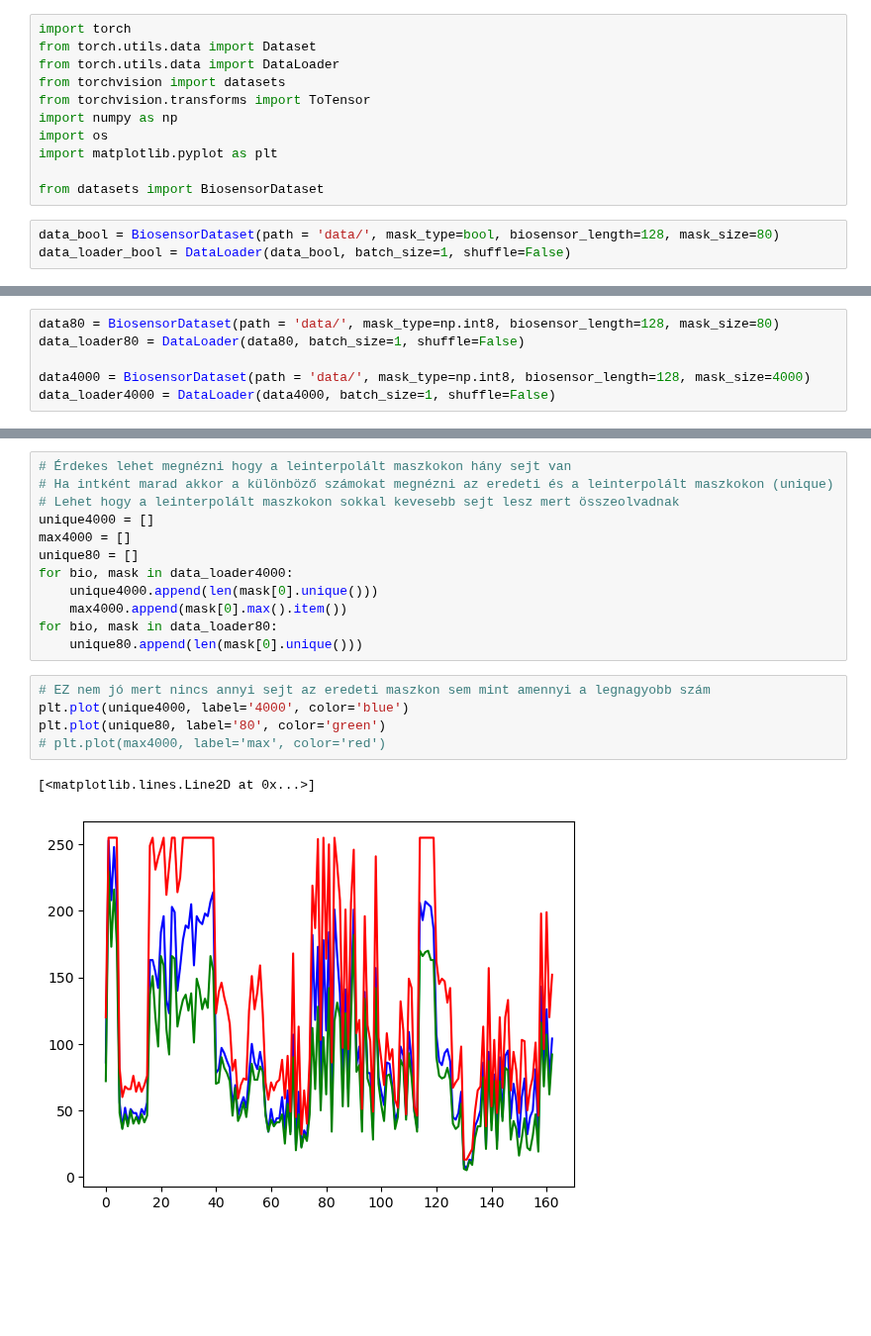
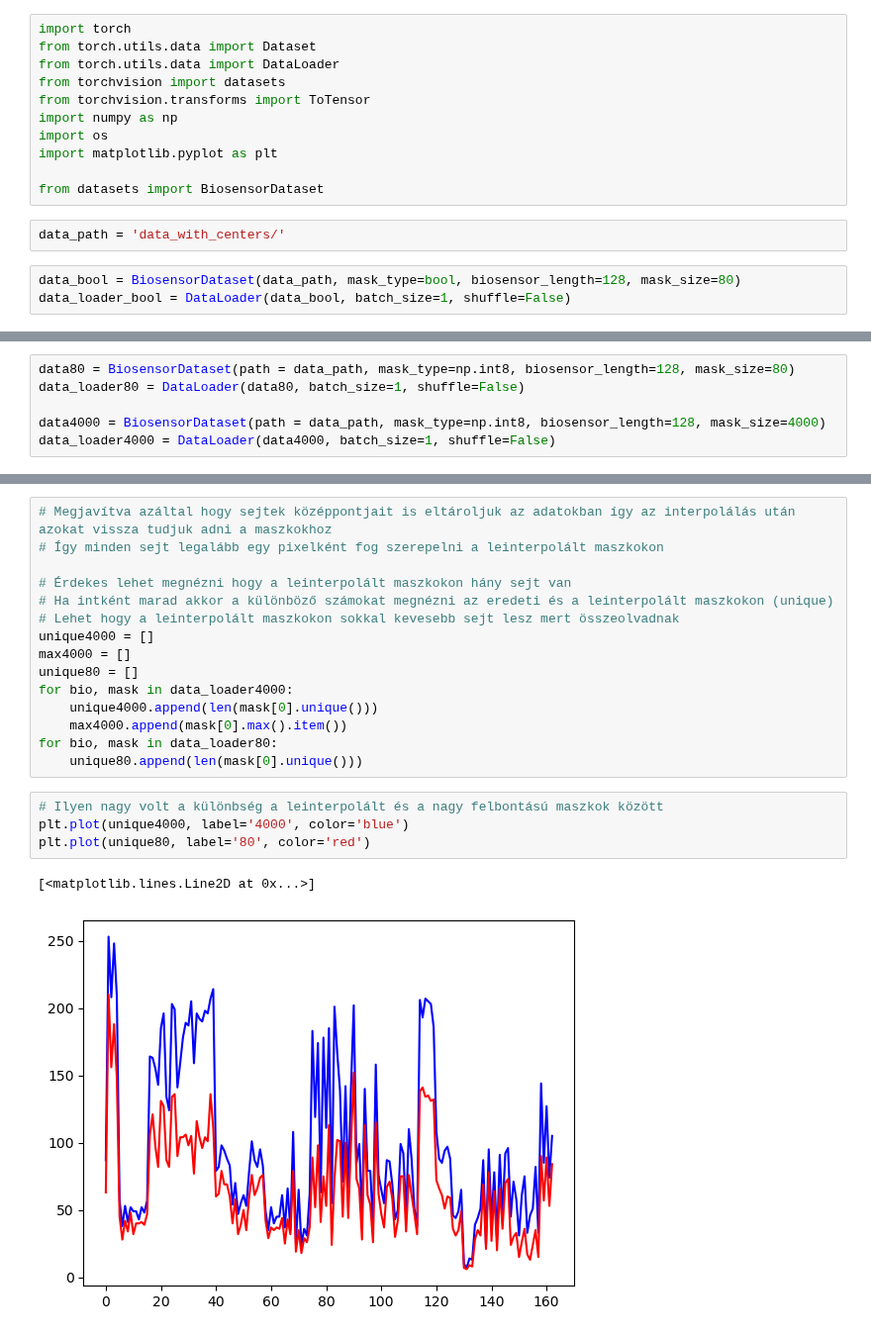
Before and after one commit to wittmajerd/U-Net-and-SRU-Net-segmentation, a Jupyter notebook: dataset_test.ipynb, the cells around one changed output, grey strips where cells are left out. Shown at 99% size. Drawn from its saved outputs; the diff is of its cells as text; blank space fills up the shorter version.

```diff
--- a/dataset_test.ipynb
+++ b/dataset_test.ipynb
@@ -9,8 +9,10 @@ import os
 import matplotlib.pyplot as plt
 
 from datasets import BiosensorDataset
+# %%
+data_path = 'data_with_centers/'
 # %%
-data_bool = BiosensorDataset(path = 'data/', mask_type=bool, biosensor_length=128, mask_size=80)
+data_bool = BiosensorDataset(data_path, mask_type=bool, biosensor_length=128, mask_size=80)
 data_loader_bool = DataLoader(data_bool, batch_size=1, shuffle=False)
 # %%
 for bio, mask in data_loader_bool:
@@ -29,8 +31,8 @@ tensor([0, 1], dtype=torch.uint8)
 # %%
-data80 = BiosensorDataset(path = 'data/', mask_type=np.int8, biosensor_length=128, mask_size=80)
+data80 = BiosensorDataset(path = data_path, mask_type=np.int8, biosensor_length=128, mask_size=80)
 data_loader80 = DataLoader(data80, batch_size=1, shuffle=False)
 
-data4000 = BiosensorDataset(path = 'data/', mask_type=np.int8, biosensor_length=128, mask_size=4000)
+data4000 = BiosensorDataset(path = data_path, mask_type=np.int8, biosensor_length=128, mask_size=4000)
 data_loader4000 = DataLoader(data4000, batch_size=1, shuffle=False)
 # %%
 for bio, mask in data_loader4000:
@@ -74,4 +75,7 @@ tensor([  0,   7,   8,  11,  13,  14,  15,  16,  17,  19,  21,  22,  26,  27,
 # %%
+# Megjavítva azáltal hogy sejtek középpontjait is eltároljuk az adatokban így az interpolálás után azokat vissza tudjuk adni a maszkokhoz
+# Így minden sejt legalább egy pixelként fog szerepelni a leinterpolált maszkokon
+
 # Érdekes lehet megnézni hogy a leinterpolált maszkokon hány sejt van
 # Ha intként marad akkor a különböző számokat megnézni az eredeti és a leinterpolált maszkokon (unique)
 # Lehet hogy a leinterpolált maszkokon sokkal kevesebb sejt lesz mert összeolvadnak
@@ -84,10 +88,9 @@ for bio, mask in data_loader4000:
 for bio, mask in data_loader80:
     unique80.append(len(mask[0].unique()))
 # %%
-# EZ nem jó mert nincs annyi sejt az eredeti maszkon sem mint amennyi a legnagyobb szám
+# Ilyen nagy volt a különbség a leinterpolált és a nagy felbontású maszkok között
 plt.plot(unique4000, label='4000', color='blue')
-plt.plot(unique80, label='80', color='green')
-# plt.plot(max4000, label='max', color='red')
+plt.plot(unique80, label='80', color='red')
 # %% [output]
 [<matplotlib.lines.Line2D at 0x...>]
-[figure, old version]
+[figure, new version]
```
Also changed, not shown: parts of 4 cells of this notebook, 1 other file.
